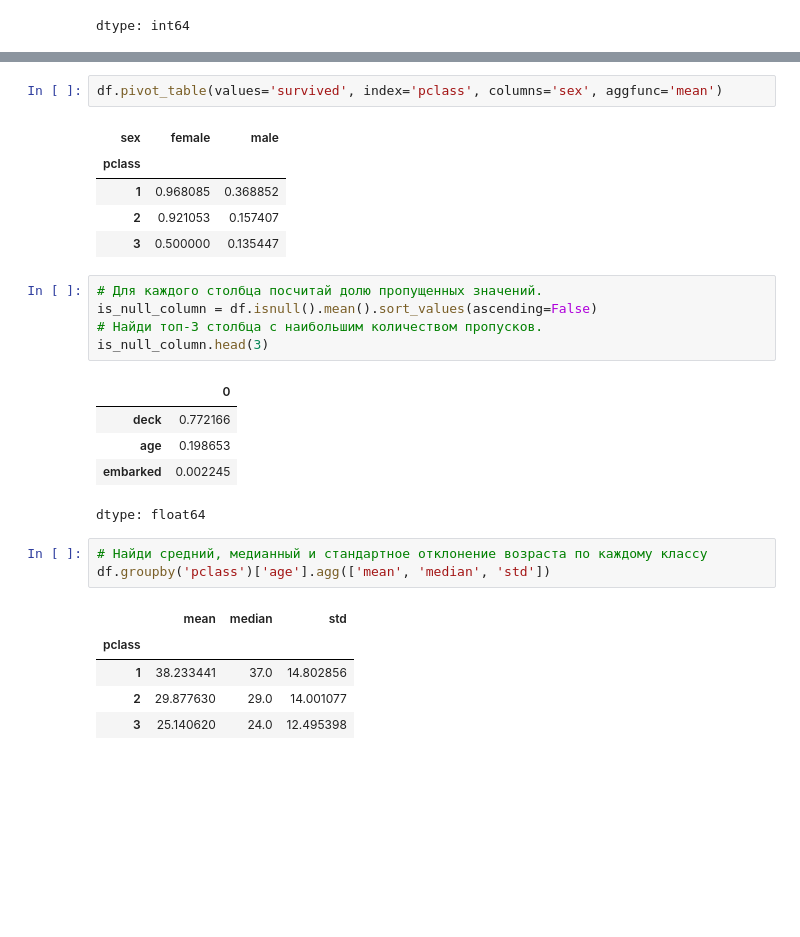
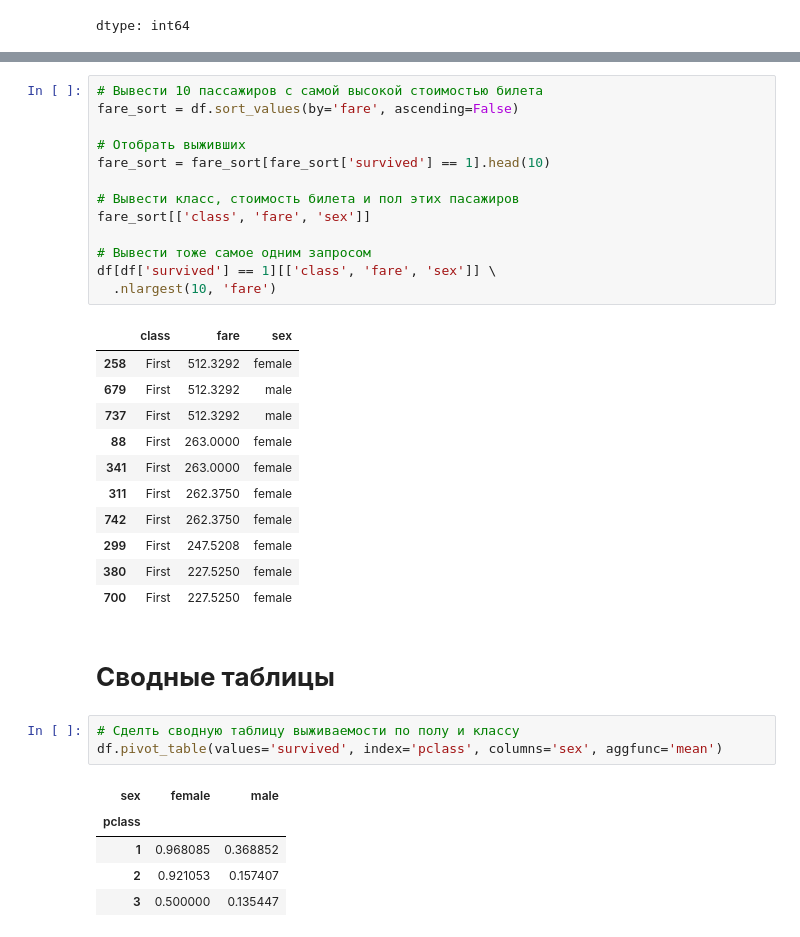
Before and after one commit to ira75121368/Pandas_practice_on_a_Titanic_db, a Jupyter notebook: Titanic_practice.ipynb, the cells around one changed output, grey strips where cells are left out. Drawn from its saved outputs; the diff is of its cells as text; blank space fills up the shorter version.

```diff
--- a/Titanic_practice.ipynb
+++ b/Titanic_practice.ipynb
@@ -249,4 +315,32 @@ age_null
+# %%
+# Вывести 10 пассажиров с самой высокой стоимостью билета
+fare_sort = df.sort_values(by='fare', ascending=False)
+
+# Отобрать выживших
+fare_sort = fare_sort[fare_sort['survived'] == 1].head(10)
+
+# Вывести класс, стоимость билета и пол этих пасажиров
+fare_sort[['class', 'fare', 'sex']]
+
+# Вывести тоже самое одним запросом
+df[df['survived'] == 1][['class', 'fare', 'sex']] \
+  .nlargest(10, 'fare')
+# %% [output]
+|  | class | fare | sex |
+| 258 | First | 512.3292 | female |
+| 679 | First | 512.3292 | male |
+| 737 | First | 512.3292 | male |
+| 88 | First | 263.0000 | female |
+| 341 | First | 263.0000 | female |
+| 311 | First | 262.3750 | female |
+| 742 | First | 262.3750 | female |
+| 299 | First | 247.5208 | female |
+| 380 | First | 227.5250 | female |
+| 700 | First | 227.5250 | female |
+# %% [markdown]
+# **Сводные таблицы**
 # %%
+# Сделть сводную таблицу выживаемости по полу и классу
 df.pivot_table(values='survived', index='pclass', columns='sex', aggfunc='mean')
 # %% [output]
 | sex | female | male |
@@ -254,23 +348,3 @@ df.pivot_table(values='survived', index='pclass', columns='sex', aggfunc='mean')
 | 1 | 0.968085 | 0.368852 |
 | 2 | 0.921053 | 0.157407 |
 | 3 | 0.500000 | 0.135447 |
-# %%
-# Для каждого столбца посчитай долю пропущенных значений.
-is_null_column = df.isnull().mean().sort_values(ascending=False)
-# Найди топ-3 столбца с наибольшим количеством пропусков.
-is_null_column.head(3)
-# %% [output]
-|  | 0 |
-| deck | 0.772166 |
-| age | 0.198653 |
-| embarked | 0.002245 |
-dtype: float64
-# %%
-# Найди средний, медианный и стандартное отклонение возраста по каждому классу
-df.groupby('pclass')['age'].agg(['mean', 'median', 'std'])
-# %% [output]
-|  | mean | median | std |
-| pclass |  |  |  |
-| 1 | 38.233441 | 37.0 | 14.802856 |
-| 2 | 29.877630 | 29.0 | 14.001077 |
-| 3 | 25.140620 | 24.0 | 12.495398 |
```
Also changed, not shown: parts of 47 cells of this notebook.
